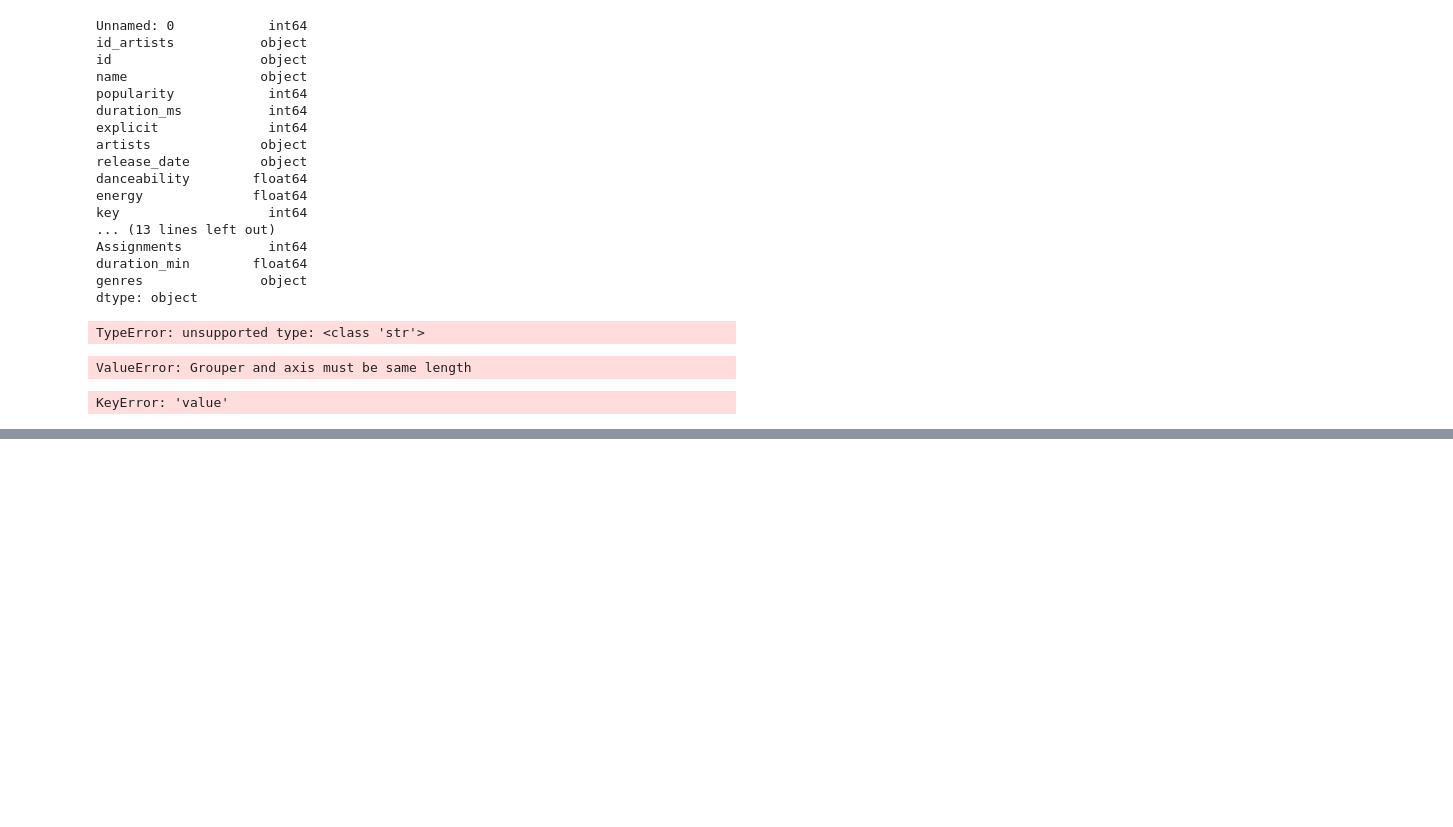
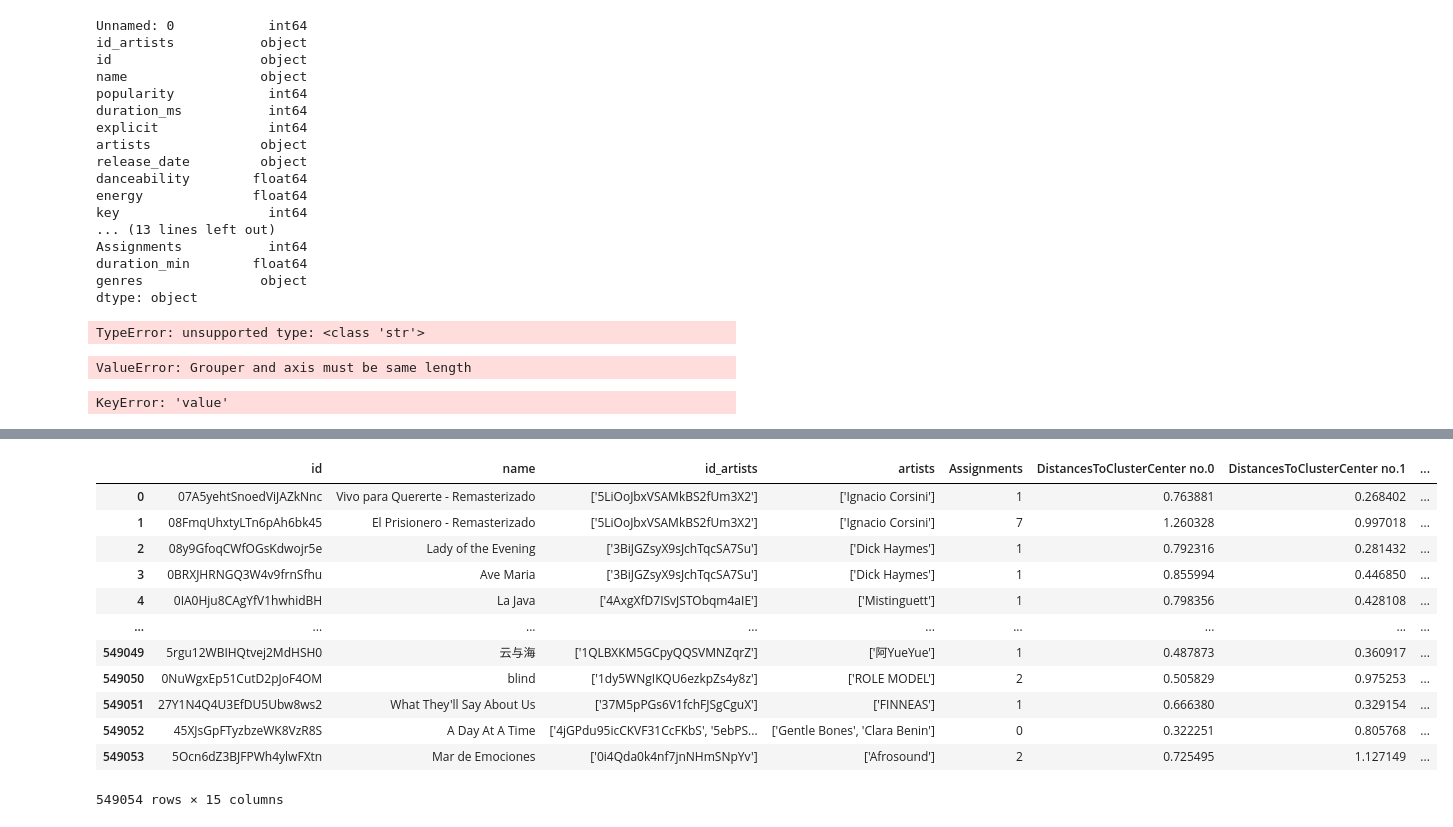
Before and after one commit to sabrinawjo/Music_ML, a Jupyter notebook: Yvonne/clustering10_ml.ipynb, the cells around one changed output, grey strips where cells are left out. Saved outputs shown, nothing was run; the diff lists cells and outputs as text; code cells hidden in the pictures; blank space fills up the shorter version.

```diff
--- a/Yvonne/clustering10_ml.ipynb
+++ b/Yvonne/clustering10_ml.ipynb
@@ -446,0 +461,24 @@ imploded_sample.to_json("../Resources/MLResources/imploded_sample.json", orient=
+# %%
+hey1 = hey[['id', 'name', 'id_artists', 'artists','Assignments',
+        'DistancesToClusterCenter no.0', 'DistancesToClusterCenter no.1',
+       'DistancesToClusterCenter no.2', 'DistancesToClusterCenter no.3',
+       'DistancesToClusterCenter no.4', 'DistancesToClusterCenter no.5',
+       'DistancesToClusterCenter no.6', 'DistancesToClusterCenter no.7',
+       'DistancesToClusterCenter no.8', 'DistancesToClusterCenter no.9']]
+hey1.to_csv("../Resources/MLResources/azureOutputDistances.csv")
+# %%
+hey1
+# %% [output]
+|  | id | name | id_artists | artists | Assignments | DistancesToClusterCenter no.0 | DistancesToClusterCenter no.1 | ... |
+| 0 | 07A5yehtSnoedViJAZkNnc | Vivo para Quererte - Remasterizado | ['5LiOoJbxVSAMkBS2fUm3X2'] | ['Ignacio Corsini'] | 1 | 0.763881 | 0.268402 | ... |
+| 1 | 08FmqUhxtyLTn6pAh6bk45 | El Prisionero - Remasterizado | ['5LiOoJbxVSAMkBS2fUm3X2'] | ['Ignacio Corsini'] | 7 | 1.260328 | 0.997018 | ... |
+| 2 | 08y9GfoqCWfOGsKdwojr5e | Lady of the Evening | ['3BiJGZsyX9sJchTqcSA7Su'] | ['Dick Haymes'] | 1 | 0.792316 | 0.281432 | ... |
+| 3 | 0BRXJHRNGQ3W4v9frnSfhu | Ave Maria | ['3BiJGZsyX9sJchTqcSA7Su'] | ['Dick Haymes'] | 1 | 0.855994 | 0.446850 | ... |
+| 4 | 0IA0Hju8CAgYfV1hwhidBH | La Java | ['4AxgXfD7ISvJSTObqm4aIE'] | ['Mistinguett'] | 1 | 0.798356 | 0.428108 | ... |
+| ... | ... | ... | ... | ... | ... | ... | ... | ... |
+| 549049 | 5rgu12WBIHQtvej2MdHSH0 | 云与海 | ['1QLBXKM5GCpyQQSVMNZqrZ'] | ['阿YueYue'] | 1 | 0.487873 | 0.360917 | ... |
+| 549050 | 0NuWgxEp51CutD2pJoF4OM | blind | ['1dy5WNgIKQU6ezkpZs4y8z'] | ['ROLE MODEL'] | 2 | 0.505829 | 0.975253 | ... |
+| 549051 | 27Y1N4Q4U3EfDU5Ubw8ws2 | What They'll Say About Us | ['37M5pPGs6V1fchFJSgCguX'] | ['FINNEAS'] | 1 | 0.666380 | 0.329154 | ... |
+| 549052 | 45XJsGpFTyzbzeWK8VzR8S | A Day At A Time | ['4jGPdu95icCKVF31CcFKbS', '5ebPS... | ['Gentle Bones', 'Clara Benin'] | 0 | 0.322251 | 0.805768 | ... |
+| 549053 | 5Ocn6dZ3BJFPWh4ylwFXtn | Mar de Emociones | ['0i4Qda0k4nf7jnNHmSNpYv'] | ['Afrosound'] | 2 | 0.725495 | 1.127149 | ... |
+549054 rows × 15 columns
```
Also changed, not shown: parts of 7 cells of this notebook, 20 other files.
